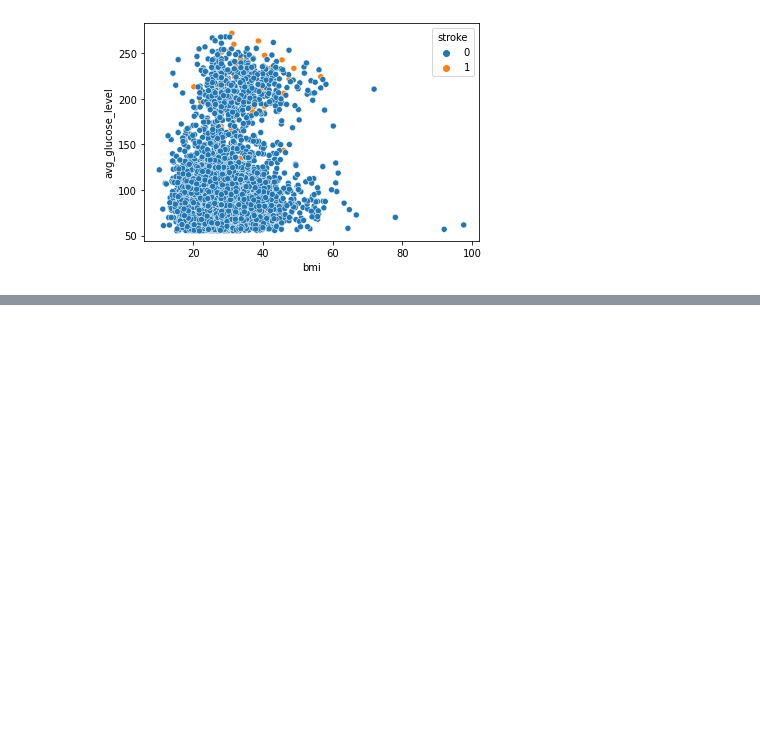
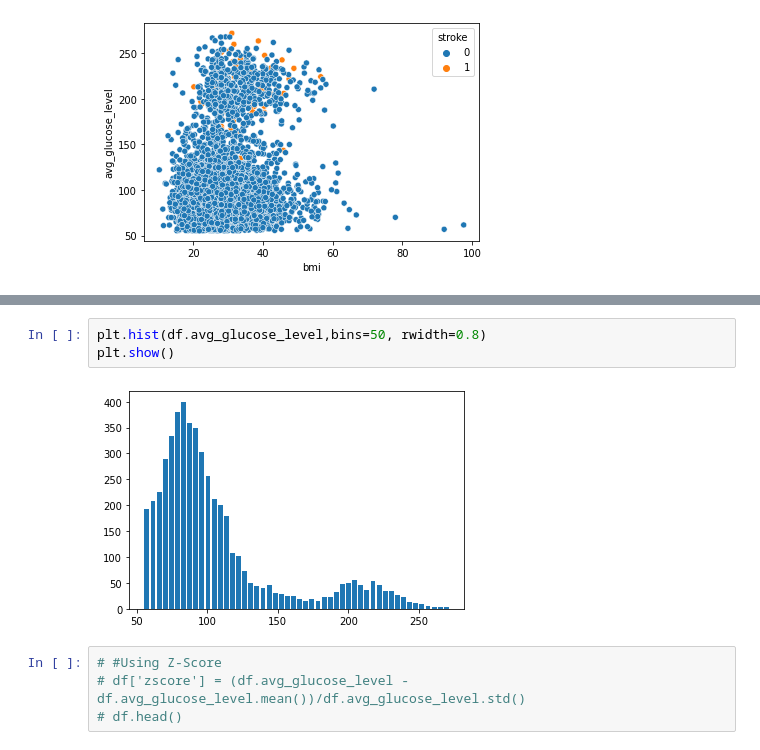
Before and after one commit to sohamp11/Dax-Training, a Jupyter notebook: DAX-DS-Assignment-2022-Soham_Pati/Data_Analytics/Analytics_Assign.ipynb, the cells around one changed output, grey strips where cells are left out. Drawn from its saved outputs; the diff is of its cells as text; blank space fills up the shorter version.

```diff
--- a/DAX-DS-Assignment-2022-Soham_Pati/Data_Analytics/Analytics_Assign.ipynb
+++ b/DAX-DS-Assignment-2022-Soham_Pati/Data_Analytics/Analytics_Assign.ipynb
@@ -155,0 +224,9 @@ sns.scatterplot(data = df,x='bmi', y='avg_glucose_level',hue = 'stroke')
+# %%
+plt.hist(df.avg_glucose_level,bins=50, rwidth=0.8)
+plt.show()
+# %% [output]
+[figure, added]
+# %%
+# #Using Z-Score
+# df['zscore'] = (df.avg_glucose_level - df.avg_glucose_level.mean())/df.avg_glucose_level.std()
+# df.head()
```
Also changed, not shown: parts of 34 cells of this notebook.
